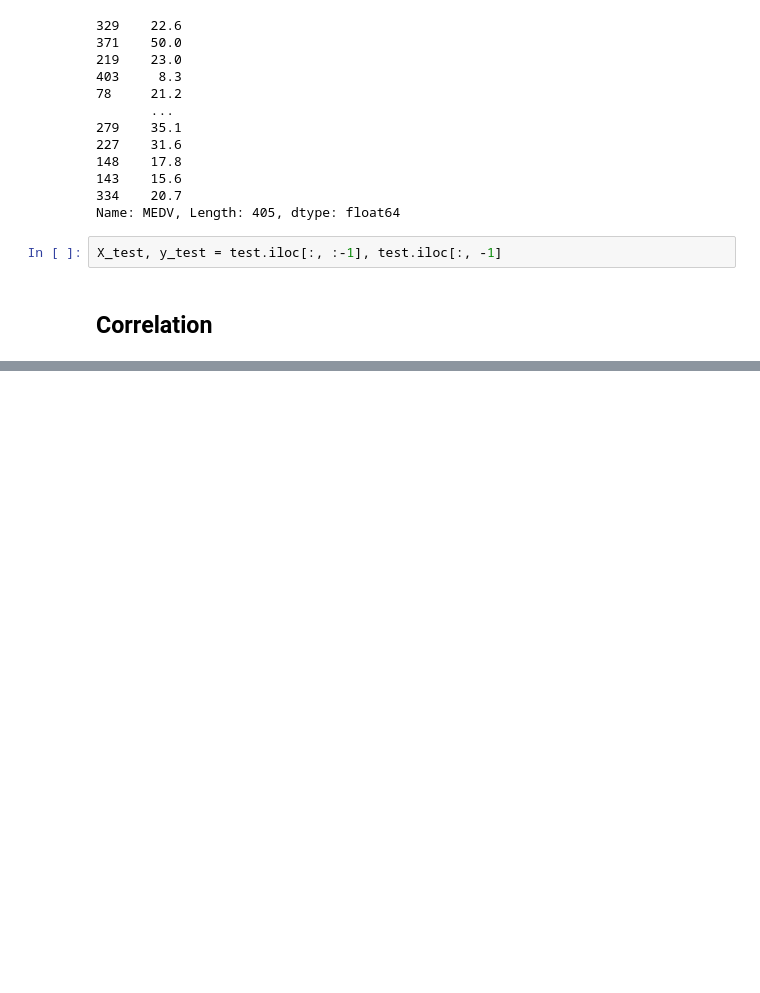
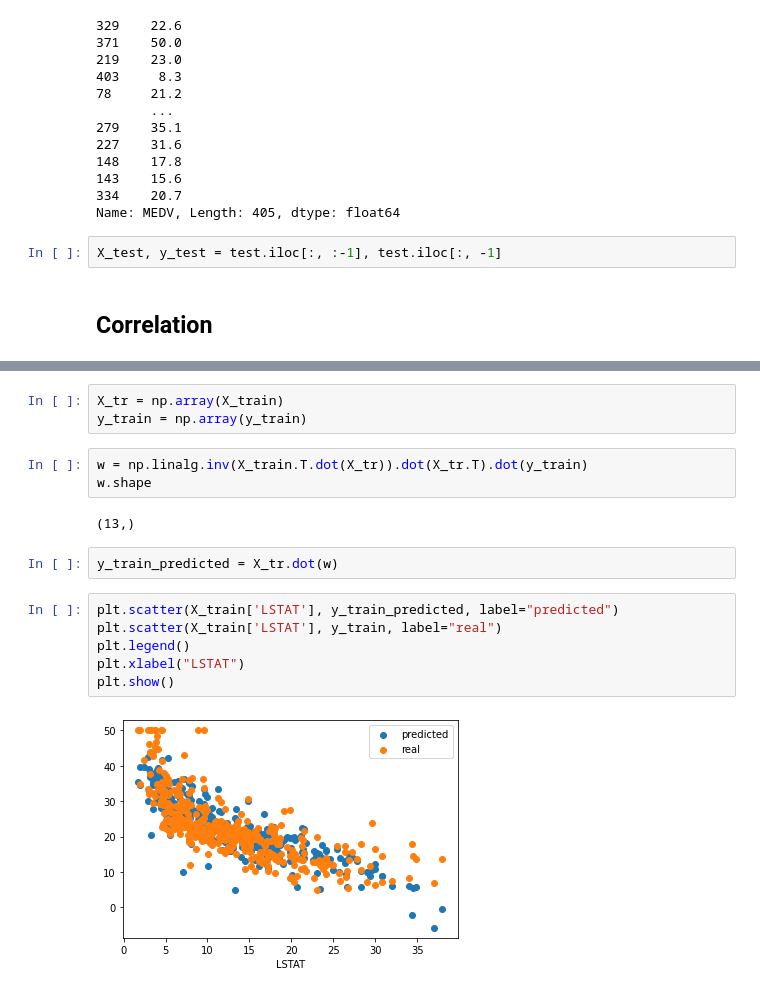
Before and after one commit to mostafaghadimi/machine-learning, a Jupyter notebook: HomeWorks/HW3/Practical/boston.ipynb, the cells around one changed output, grey strips where cells are left out. Saved outputs shown, nothing was run; the diff lists cells and outputs as text; blank space fills up the shorter version.

```diff
--- a/HomeWorks/HW3/Practical/boston.ipynb
+++ b/HomeWorks/HW3/Practical/boston.ipynb
@@ -140,0 +141,18 @@ for column in X_train.columns:
+# %%
+X_tr = np.array(X_train)
+y_train = np.array(y_train)
+# %%
+w = np.linalg.inv(X_train.T.dot(X_tr)).dot(X_tr.T).dot(y_train)
+w.shape
+# %% [output]
+(13,)
+# %%
+y_train_predicted = X_tr.dot(w)
+# %%
+plt.scatter(X_train['LSTAT'], y_train_predicted, label="predicted")
+plt.scatter(X_train['LSTAT'], y_train, label="real")
+plt.legend()
+plt.xlabel("LSTAT")
+plt.show()
+# %% [output]
+[figure, added]
```
Also changed, not shown: parts of 3 cells of this notebook.
